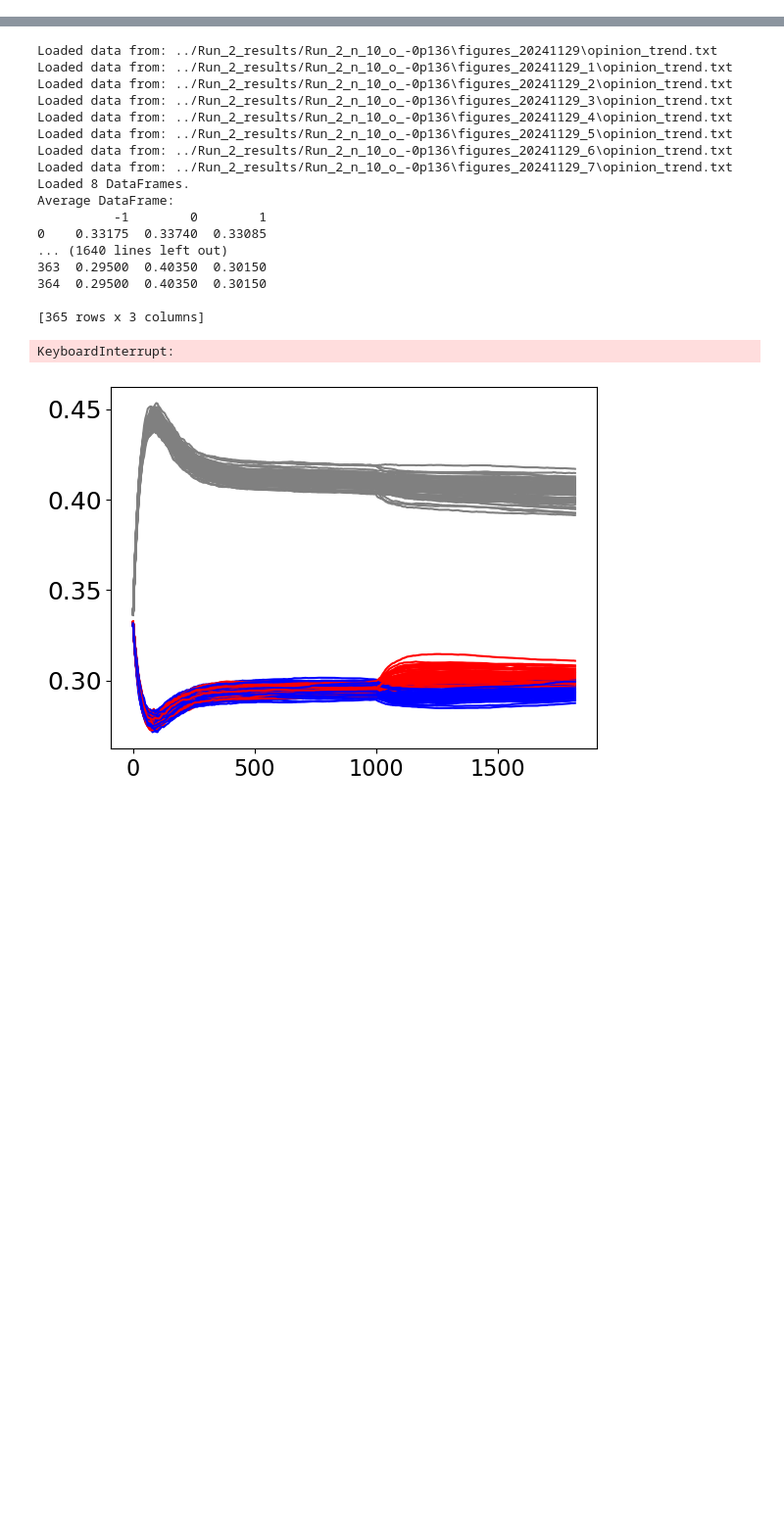
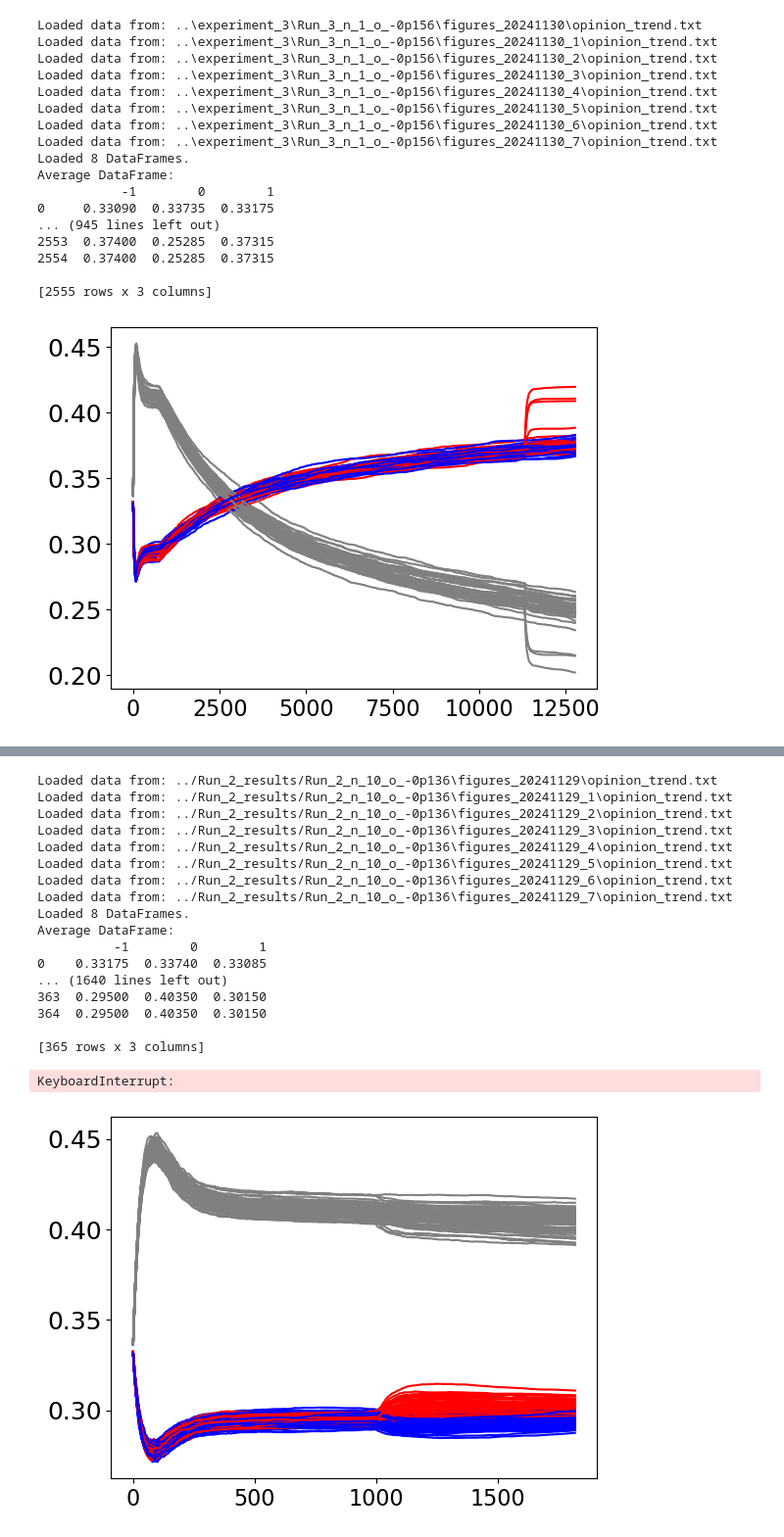
Before and after one commit to m-bur/complex_social_systems, a Jupyter notebook: analysis.ipynb, the cells around one changed output, grey strips where cells are left out. Shown at 98% size. Cells and saved outputs as stored; diff of their text form; code cells hidden in the pictures; blank space fills up the shorter version.

```diff
--- a/analysis.ipynb
+++ b/analysis.ipynb
@@ -118 +118,22 @@ complete_analysis("../Run_2_1_results")
+# %%
+complete_analysis("..\experiment_3", "Results_experiment_3")
+# %% [output]
+Loaded data from: ..\experiment_3\Run_3_n_1_o_-0p156\figures_20241130\opinion_trend.txt
+Loaded data from: ..\experiment_3\Run_3_n_1_o_-0p156\figures_20241130_1\opinion_trend.txt
+Loaded data from: ..\experiment_3\Run_3_n_1_o_-0p156\figures_20241130_2\opinion_trend.txt
+Loaded data from: ..\experiment_3\Run_3_n_1_o_-0p156\figures_20241130_3\opinion_trend.txt
+Loaded data from: ..\experiment_3\Run_3_n_1_o_-0p156\figures_20241130_4\opinion_trend.txt
+Loaded data from: ..\experiment_3\Run_3_n_1_o_-0p156\figures_20241130_5\opinion_trend.txt
+Loaded data from: ..\experiment_3\Run_3_n_1_o_-0p156\figures_20241130_6\opinion_trend.txt
+Loaded data from: ..\experiment_3\Run_3_n_1_o_-0p156\figures_20241130_7\opinion_trend.txt
+Loaded 8 DataFrames.
+Average DataFrame:
+           -1        0        1
+0     0.33090  0.33735  0.33175
+... (945 lines left out)
+2553  0.37400  0.25285  0.37315
+2554  0.37400  0.25285  0.37315
+
+[2555 rows x 3 columns]
+[figure, added]
 # %%
```
Also changed, not shown: parts of 7 cells of this notebook.
